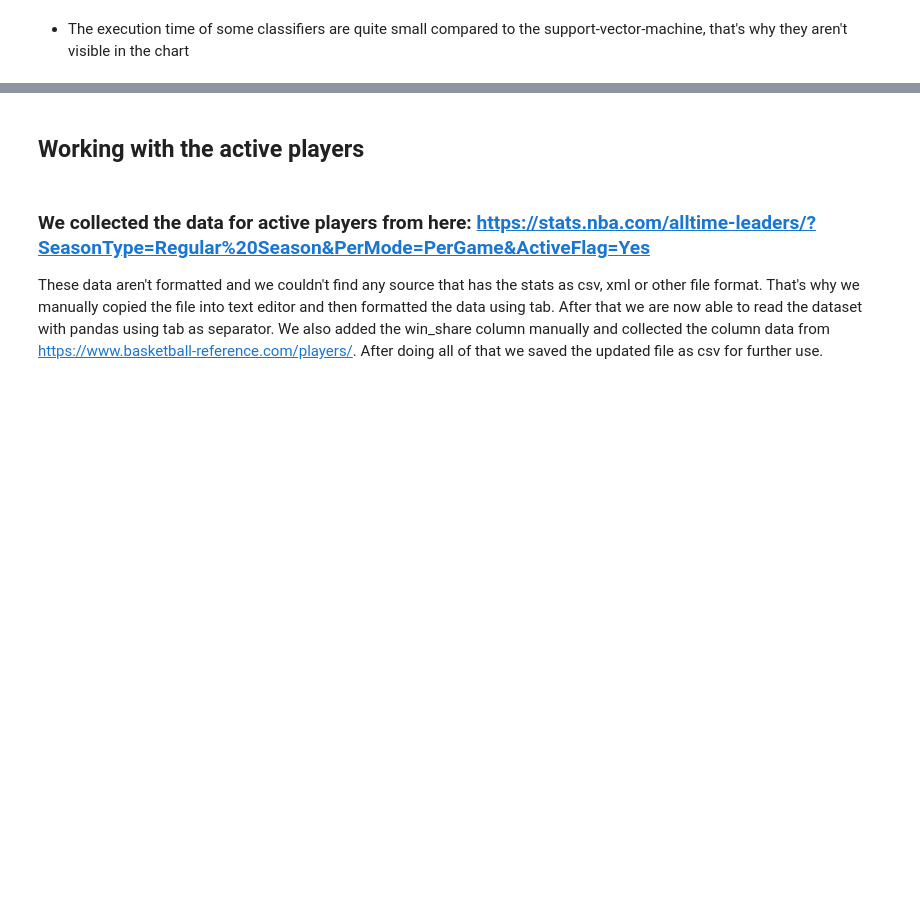
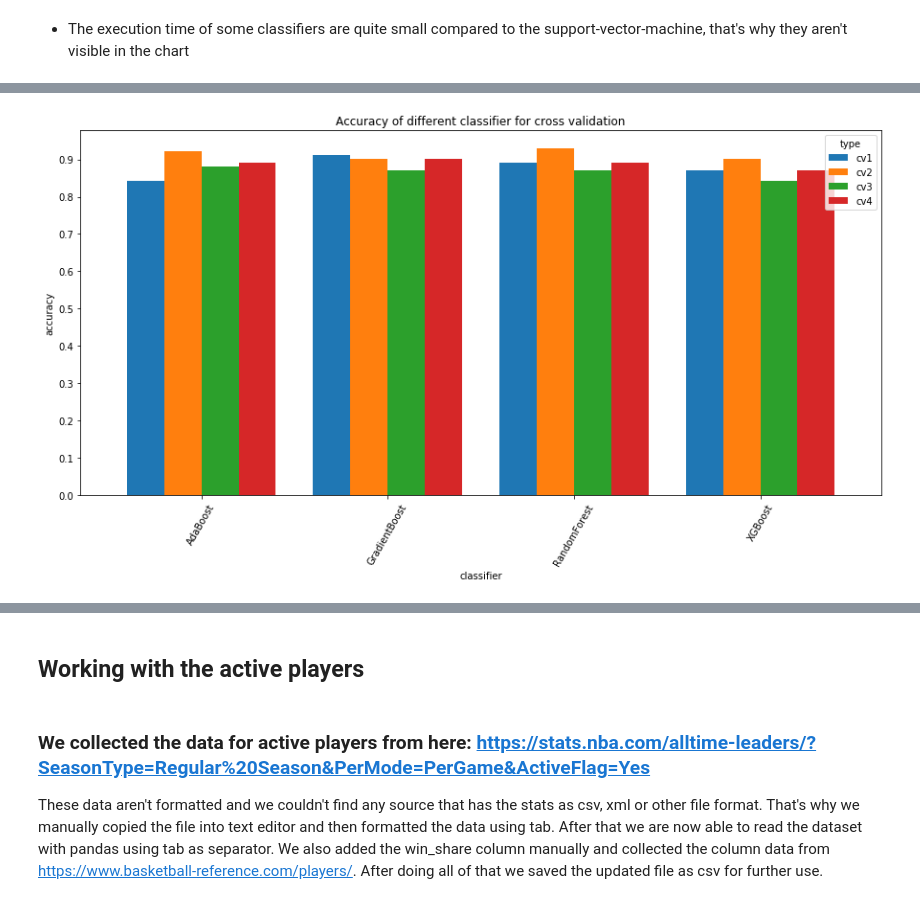
Before and after one commit to maliakber/data-mining-csc-503, a Jupyter notebook: source/nba-hall-of-fame-jupnote.ipynb, the cells around one changed output, grey strips where cells are left out. Saved outputs shown, nothing was run; the diff lists cells and outputs as text; code cells hidden in the pictures; blank space fills up the shorter version.

```diff
--- a/source/nba-hall-of-fame-jupnote.ipynb
+++ b/source/nba-hall-of-fame-jupnote.ipynb
@@ -836,0 +887,30 @@ plt.show()
+# %%
+adaCross = cross_validate(aboost, X, y, cv=4)
+gradCross = cross_validate(gboost, X, y, cv=4)
+xgCross = cross_validate(xgboost, X, y, cv=4)
+rfCross = cross_validate(rforest, X, y, cv=4)
+# %%
+rows_list4 = []
+for i in range(4):
+    rows_list4.append(['AdaBoost', 'cv'+str(i+1), adaCross['test_score'][i]])
+    rows_list4.append(['GradientBoost', 'cv'+str(i+1), gradCross['test_score'][i]])
+    rows_list4.append(['XGBoost', 'cv'+str(i+1), xgCross['test_score'][i]])
+    rows_list4.append(['RandomForest', 'cv'+str(i+1), rfCross['test_score'][i]])
+
+rows_list5 = []
+for i in range(4):
+    rows_list5.append(['AdaBoost', 'cv'+str(i+1), adaCross['fit_time'][i]])
+    rows_list5.append(['GradientBoost', 'cv'+str(i+1), gradCross['fit_time'][i]])
+    rows_list5.append(['XGBoost', 'cv'+str(i+1), xgCross['fit_time'][i]])
+    rows_list5.append(['RandomForest', 'cv'+str(i+1), rfCross['fit_time'][i]])
+
+accuracy_list = dict()
+accuracy_list[''] = ['cross-validation-1', 'cross-validation-2', 'cross-validation-3', 'cross-validation-4']
+for row in rows_list4:
+    if row[0] not in accuracy_list:
+        accuracy_list[row[0]] = []
+    accuracy_list[row[0]].append(row[2])
+
+print("Accuracy of different classifiers in cross-validation approach with 4 folds")
+pd.DataFrame.from_dict(accuracy_list)
+# we are using 4 folds here for the cross validation
@@ -836,0 +942,9 @@ plt.show()
+# %%
+performance = pd.DataFrame(rows_list4, columns=['classifier','type','accuracy'])
+performance.pivot('classifier','type','accuracy').plot(kind='bar', figsize=(15, 7), width=0.8, rot=60) # stacked=True
+plt.title("Accuracy of different classifier for cross validation")
+plt.yticks(np.arange(0, 1, step=0.1))
+plt.ylabel('accuracy')
+plt.show()
+# %% [output]
+[figure, added]
```
Also changed, not shown: parts of 66 cells of this notebook.
